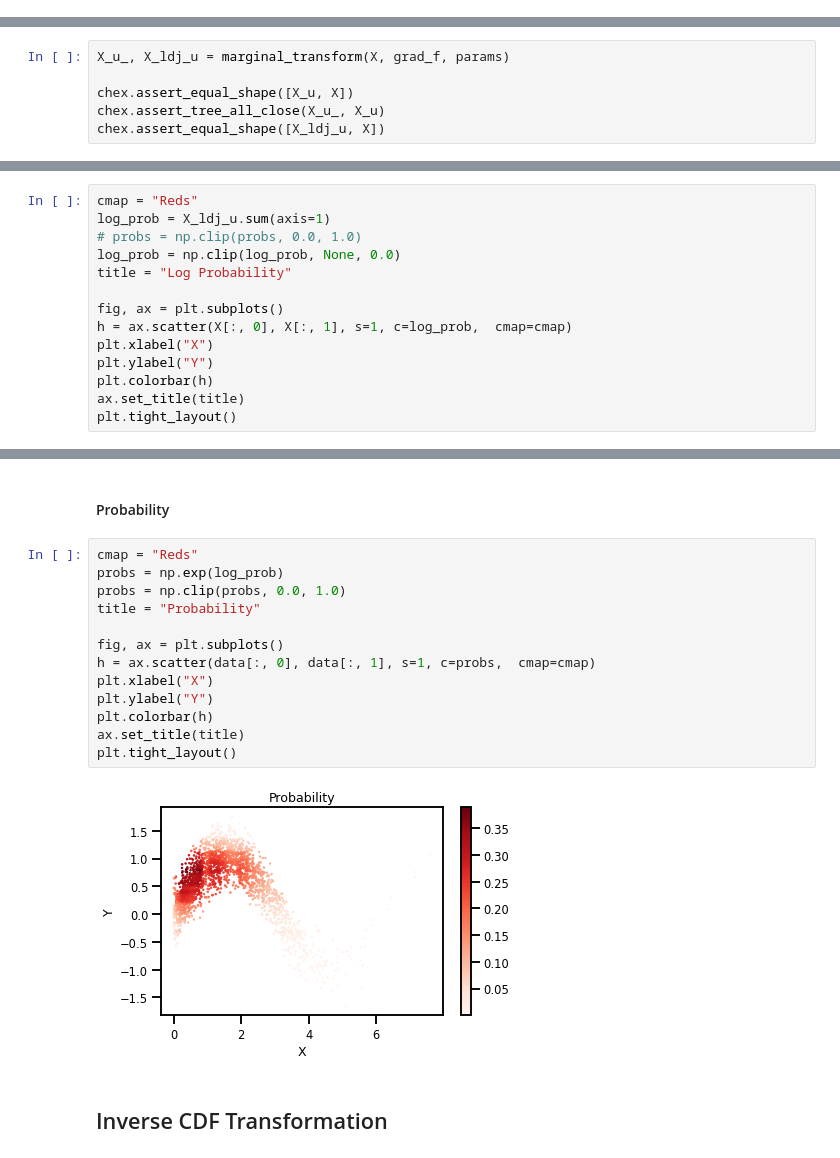
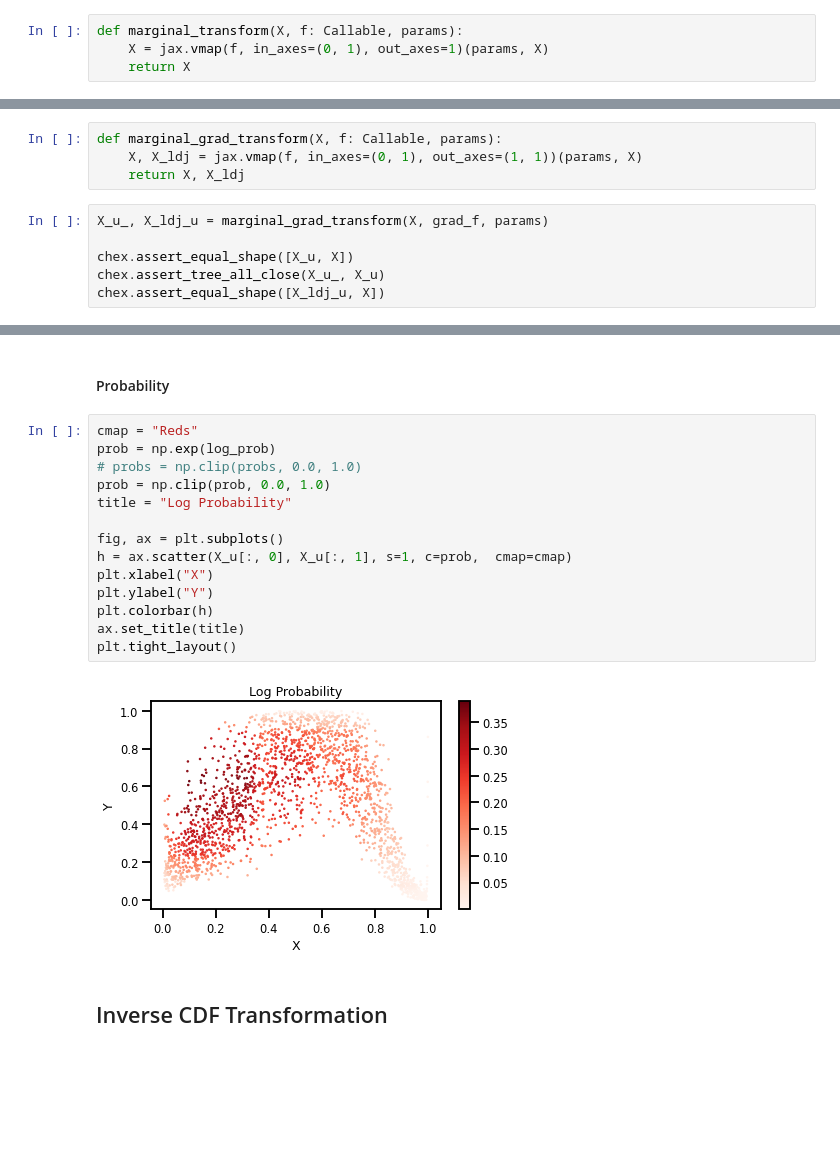
Before and after one commit to IPL-UV/rbig_jax, a Jupyter notebook: notebooks/iterative/details/1.2.1_marginal_gaussinization.ipynb, the cells around one changed output, grey strips where cells are left out. Drawn from its saved outputs; the diff is of its cells as text; blank space fills up the shorter version.

```diff
--- a/notebooks/iterative/details/1.2.1_marginal_gaussinization.ipynb
+++ b/notebooks/iterative/details/1.2.1_marginal_gaussinization.ipynb
@@ -104,6 +100,10 @@ sns.jointplot(X_u[:, 0], X_u[:, 1])
 [figure]
 # %% [markdown]
 #### Forward Transform
+# %%
+def marginal_transform(X, f: Callable, params):
+    X = jax.vmap(f, in_axes=(0, 1), out_axes=1)(params, X)
+    return X
 # %%
 X_u = marginal_transform(X, forward_f, params)
 
@@ -126,8 +126,12 @@ sns.jointplot(X_approx[:, 0], X_approx[:, 1])
 [figure]
 # %% [markdown]
 ### Gradient Transform
+# %%
+def marginal_grad_transform(X, f: Callable, params):
+    X, X_ldj = jax.vmap(f, in_axes=(0, 1), out_axes=(1, 1))(params, X)
+    return X, X_ldj
 # %%
-X_u_, X_ldj_u = marginal_transform(X, grad_f, params)
+X_u_, X_ldj_u = marginal_grad_transform(X, grad_f, params)
 
 chex.assert_equal_shape([X_u, X])
 chex.assert_tree_all_close(X_u_, X_u)
@@ -153,14 +156,0 @@ plt.tight_layout()
-# %%
-cmap = "Reds"
-log_prob = X_ldj_u.sum(axis=1)
-# probs = np.clip(probs, 0.0, 1.0)
-log_prob = np.clip(log_prob, None, 0.0)
-title = "Log Probability"
-
-fig, ax = plt.subplots()
-h = ax.scatter(X[:, 0], X[:, 1], s=1, c=log_prob,  cmap=cmap)
-plt.xlabel("X")
-plt.ylabel("Y")
-plt.colorbar(h)
-ax.set_title(title)
-plt.tight_layout()
@@ -170,19 +158,20 @@ plt.tight_layout()
 #### Probability
 # %%
 cmap = "Reds"
-probs = np.exp(log_prob)
-probs = np.clip(probs, 0.0, 1.0)
-title = "Probability"
+prob = np.exp(log_prob)
+# probs = np.clip(probs, 0.0, 1.0)
+prob = np.clip(prob, 0.0, 1.0)
+title = "Log Probability"
 
 fig, ax = plt.subplots()
-h = ax.scatter(data[:, 0], data[:, 1], s=1, c=probs,  cmap=cmap)
+h = ax.scatter(X_u[:, 0], X_u[:, 1], s=1, c=prob,  cmap=cmap)
 plt.xlabel("X")
 plt.ylabel("Y")
 plt.colorbar(h)
 ax.set_title(title)
 plt.tight_layout()
 # %% [output]
-[figure, old version]
+[figure, new version]
 # %% [markdown]
 ## Inverse CDF Transformation
 # %%
```
Also changed, not shown: parts of 4 cells of this notebook, 1 other file.
